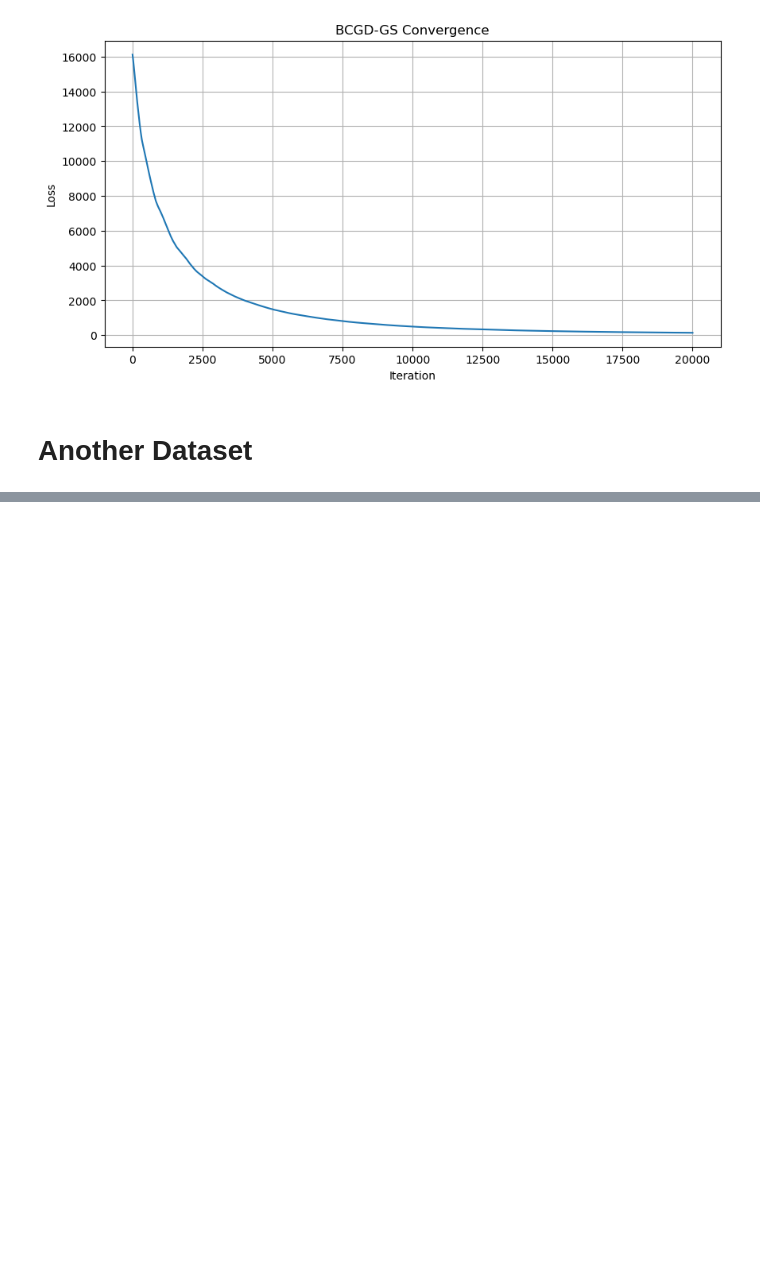
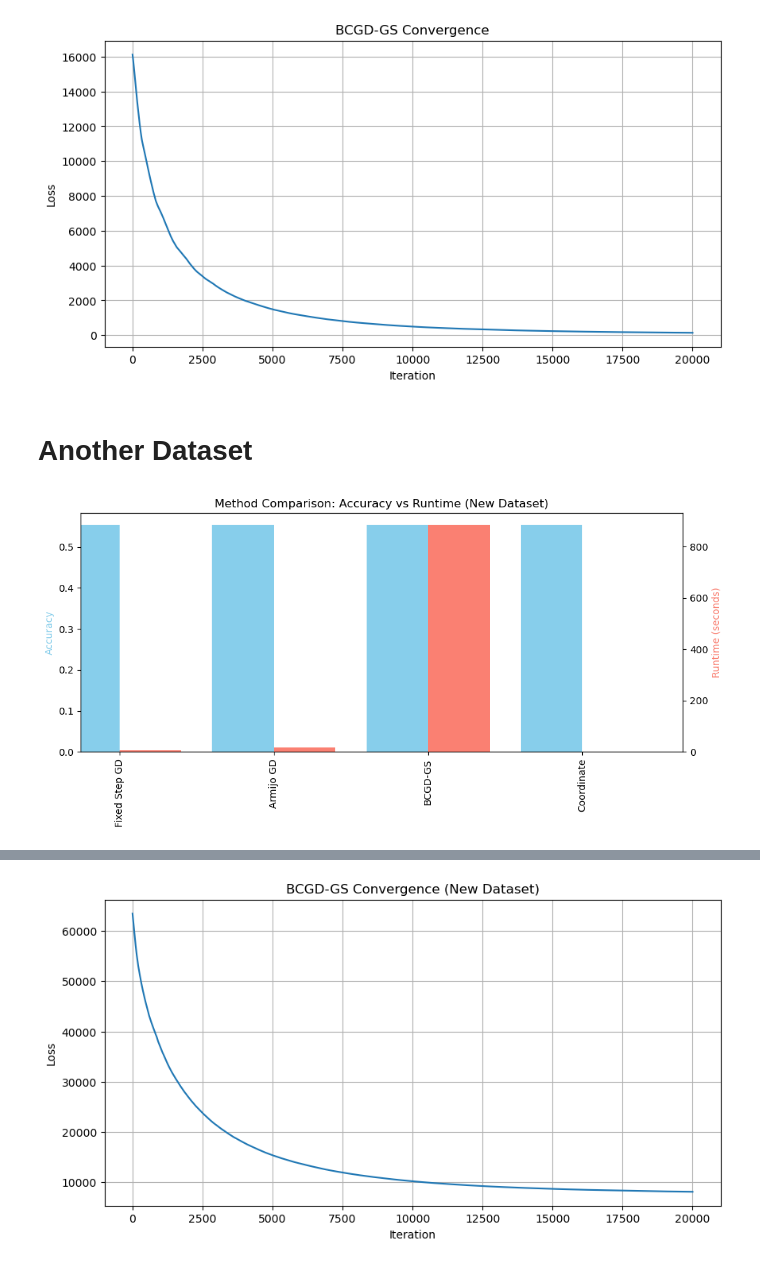
Before and after one commit to anngladyo/optimization-hw, a Jupyter notebook: Opti_25_updated.ipynb, the cells around one changed output, grey strips where cells are left out. Drawn from its saved outputs; the diff is of its cells as text; code cells hidden in the pictures; blank space fills up the shorter version.

Commit message:
added visualizations for the banknote authentication dataset

```diff
--- a/Opti_25_updated.ipynb
+++ b/Opti_25_updated.ipynb
@@ -520,3 +520,64 @@ W_lu = similarity_matrix(X[labeled_indices], X[unlabeled_indices])
 W_uu = similarity_matrix(X[unlabeled_indices], X[unlabeled_indices])
 W_uu[W_uu < 0.7] = 0
 np.fill_diagonal(W_uu, 0)
+# %%
+# Run all methods on the new dataset
+methods = {
+    'Fixed Step GD': gradient_descent_fixed_step,
+    'Armijo GD': gradient_descent_armijo,
+    'BCGD-GS': BCGD_GS,
+    'Coordinate': coordinate_minimization
+}
+
+results = {}
+y_u_init = np.zeros(len(unlabeled_indices), dtype=np.float64)
+
+for name, method in methods.items():
+    start = time.time()
+    if name in ['BCGD-GS', 'Coordinate']:
+        y_pred, _ = method(y_u_init.copy(), y_l, W_lu, W_uu)
+    else:
+        y_pred, _ = method(W_lu, W_uu, y_l, unlabeled_indices)
+    runtime = time.time() - start
+    accuracy = accuracy_score(y_true, np.sign(y_pred))
+    results[name] = {'Accuracy': accuracy, 'Runtime': runtime}
+
+# Create a DataFrame for results
+metrics = pd.DataFrame(results).T
+
+# Plot Accuracy vs Runtime
+fig, ax1 = plt.subplots(figsize=(10, 5))
+ax2 = ax1.twinx()
+
+metrics['Accuracy'].plot(kind='bar', color='skyblue', ax=ax1, width=0.4, position=1)
+metrics['Runtime'].plot(kind='bar', color='salmon', ax=ax2, width=0.4, position=0)
+
+ax1.set_ylabel('Accuracy', color='skyblue')
+ax2.set_ylabel('Runtime (seconds)', color='salmon')
+ax1.set_title('Method Comparison: Accuracy vs Runtime (New Dataset)')
+
+plt.tight_layout()
+plt.show()
+
+# Detailed visualization for BCGD-GS
+y_u_optimized, loss_history = BCGD_GS(
+    y_u_init.copy(),
+    y_l,
+    W_lu,
+    W_uu,
+    max_iter=20000,
+    verbose=True
+)
+
+accuracy = accuracy_score(y_true, np.sign(y_u_optimized))
+print(f"\nFinal Accuracy (BCGD-GS): {accuracy:.4f}")
+
+plt.figure(figsize=(10, 5))
+plt.plot(loss_history)
+plt.title('BCGD-GS Convergence (New Dataset)')
+plt.xlabel('Iteration')
+plt.ylabel('Loss')
+plt.grid(True)
+plt.show()
+# %% [output]
+[figure, added]
@@ -522,0 +601 @@ np.fill_diagonal(W_uu, 0)
+[figure, added]
```
Also changed, not shown: parts of 1 cell of this notebook.
